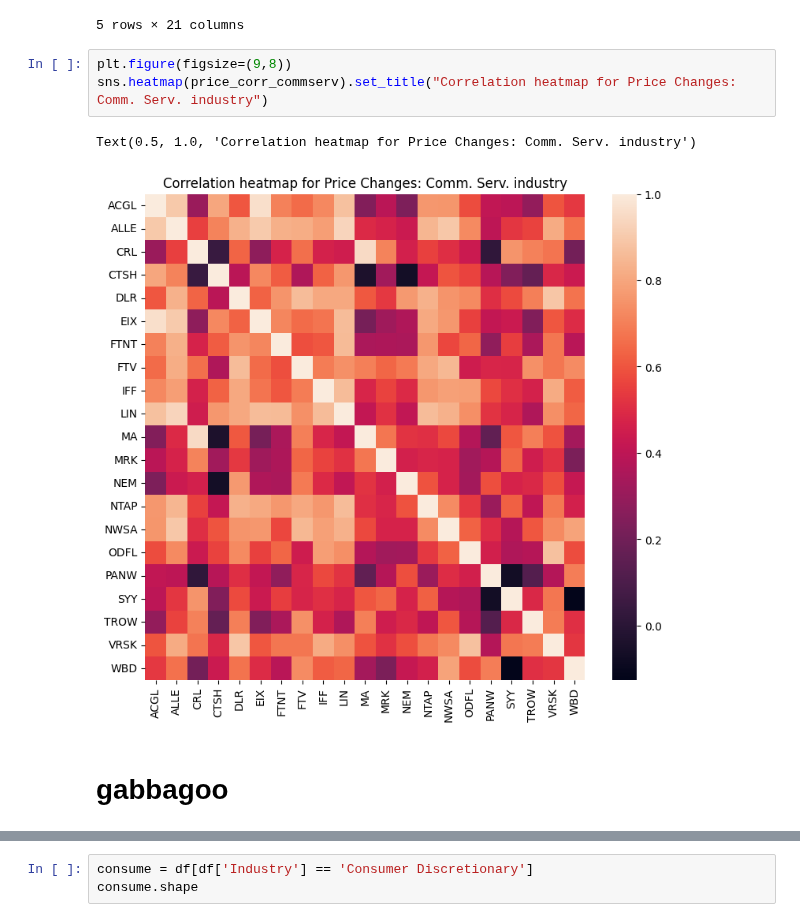
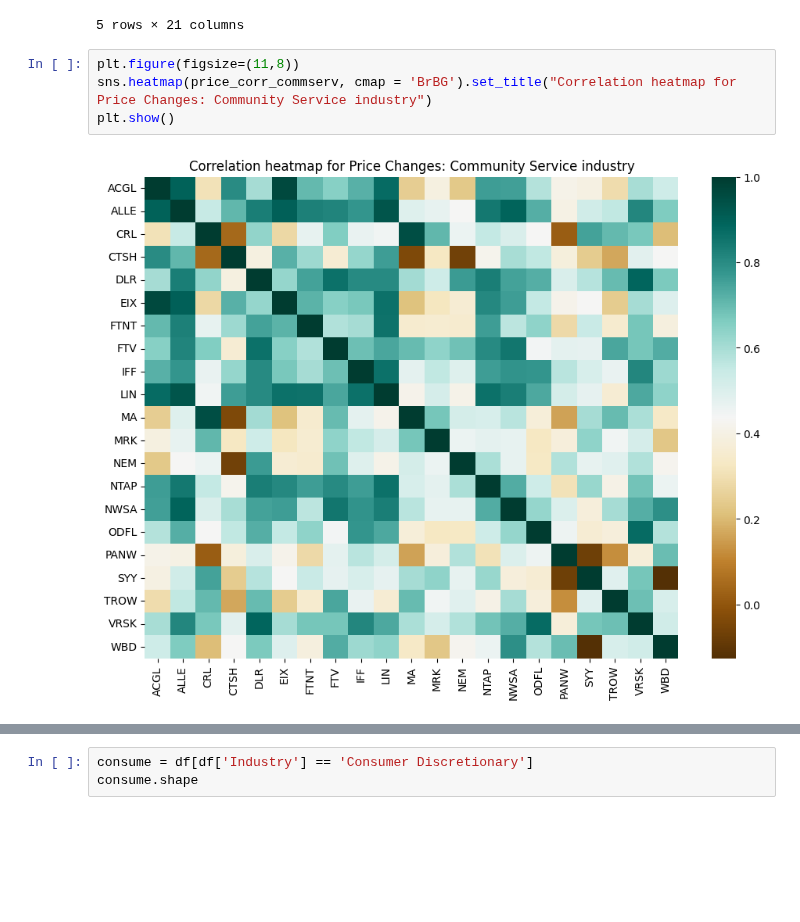
Before and after one commit to ktongk/BTT-JPMC-1, a Jupyter notebook: Anna/AH.ipynb, the cells around one changed output, grey strips where cells are left out. Saved outputs shown, nothing was run; the diff lists cells and outputs as text; blank space fills up the shorter version.

```diff
--- a/Anna/AH.ipynb
+++ b/Anna/AH.ipynb
@@ -225,10 +275,8 @@ price_corr_commserv.head()
 | DLR | 0.600930 | 0.829822 | 0.631953 | 0.389159 | 1.000000 | 0.630458 | 0.751006 | 0.861891 | 0.804632 | 0.802367 | ... | ... |
 5 rows × 21 columns
 # %%
-plt.figure(figsize=(9,8))
-sns.heatmap(price_corr_commserv).set_title("Correlation heatmap for Price Changes: Comm. Serv. industry")
+plt.figure(figsize=(11,8))
+sns.heatmap(price_corr_commserv, cmap = 'BrBG').set_title("Correlation heatmap for Price Changes: Community Service industry")
+plt.show()
 # %% [output]
-Text(0.5, 1.0, 'Correlation heatmap for Price Changes: Comm. Serv. industry')
-[figure, old version]
+[figure, new version]
-# %% [markdown]
-# gabbagoo
```
Also changed, not shown: parts of 46 cells of this notebook.
